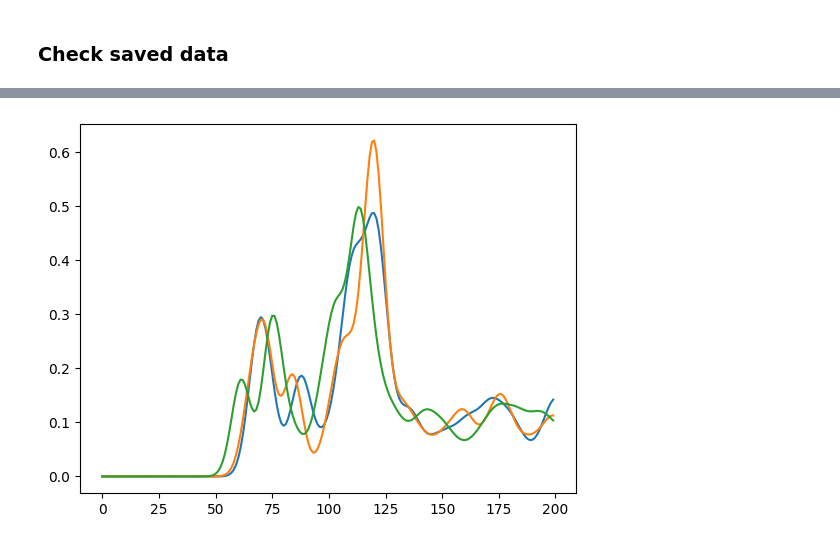
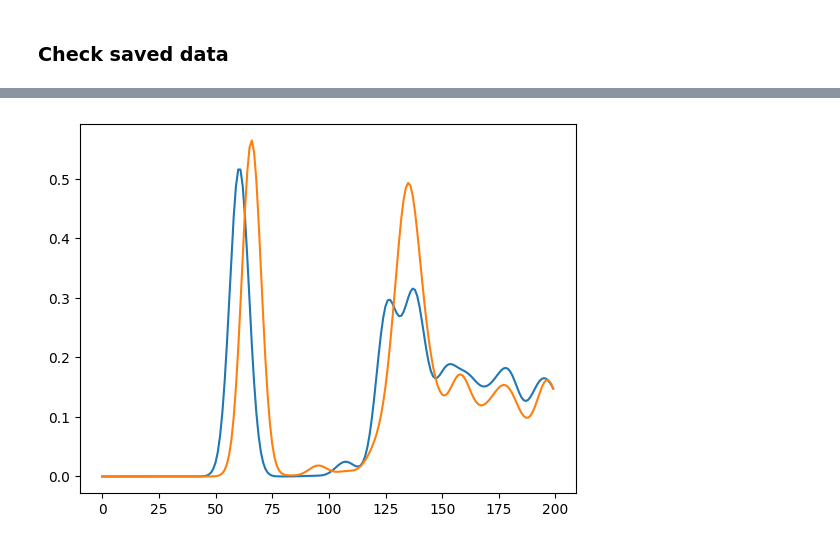
Before and after one commit to sam-j-hall/GNN-XAS-GO, a Jupyter notebook: data_prep.ipynb, the cells around one changed output, grey strips where cells are left out. Cells and saved outputs as stored; diff of their text form; code cells hidden in the pictures.

Commit message:
Document data prep

```diff
--- a/data_prep.ipynb
+++ b/data_prep.ipynb
@@ -143,13 +141,13 @@ def broaden_spectrum(E, osc):
 # %% [markdown]
 ### Start code
 # %%
-# --- Path to main folder where all the data is
-data_path = '../../work/data/GO_XAS_data/coronene/OPT_output'
-# --- Create a list with the path of all the different molecule folders
+# Path to main folder where all the data is
+data_path = '../../work/data/GO_XAS_data/old/circumcoronene/'
+# Create a list with the path of all the different molecule folders
 subdirs = [os.path.join(data_path, d) for d in os.listdir(data_path) if os.path.isdir(os.path.join(data_path, d))]
 
-# --- Number of molecules in the data set
+# Number of molecules in the data set
 print(len(subdirs))
-# --- List of paths to all the different molecules
+# List of paths to all the different molecules
 print(subdirs)
 # %% [output]
@@ -208,15 +206,12 @@ for subdir in tqdm(subdirs):
                 # Broaden the spectra
                 gE = broaden_spectrum(energies, osc)
 
-                # Normalise the spectra to 1
+                # Normalise the spectra to 1 based on max intenstiy of all spectra
                 # for coronene
-                norm_spec = [1.0 * (e / 6471.923222767645) for e in gE]
+                # norm_spec = [1.0 * (e / 6471.923222767645) for e in gE]
                 # for circumcoronene
-                # norm_spec = [1.0 * (e / 6924.662753770557) for e in gE]
+                norm_spec = [1.0 * (e / 6924.662753770557) for e in gE]
 
-                # Save as xyz file indexing
-                # xyz_idx = list(id_dict.keys())[list(id_dict.values()).index(id_dict[i])]
-                # spec_dict[xyz_idx] = norm_spec
                 # Save as rdkit/networkx indexing
                 spec_dict[int(indexes[i, 1])] = norm_spec
 
@@ -239,6 +234,6 @@ json.dump(data, codecs.open('./raw/data_coronene.json', 'w', encoding='utf-8'),
 # %% [markdown]
 ### Check saved data
 # %%
-with open('./raw/data_circumcoronene.json', 'r') as j_file:
+with open('./raw/data_coronene.json', 'r') as j_file:
     data = json.load(j_file)
 # %%
@@ -254,7 +249,7 @@ print(keys)
 # %%
-# --- View the data stored in the second dictionary for a given key
+# View the data stored in the second dictionary for a given key
 # mol_name = keys[2]
-mol_name = 'cir_R_eOH_0_eCOOH__0_eEPOXY_0_eCHO_0_eKETO_1_iOH_0_iEPOXY_3_ieEPOXY_0_0'
+mol_name = 'R_eOH_0_eCOOH__0_eEPOXY_0_eCHO_0_eKETO_0_iOH_0_iEPOXY_0_ieEPOXY_3_2'
 
 print(mol_name)
 print(len(data[1][mol_name].keys()))
@@ -272,9 +267,9 @@ mol
 # %%
-# --- Plot similar spectra of similar chemical environments
-# --- to check if dictionary is right
-plt.plot(data[1][mol_name]['42'])
-plt.plot(data[1][mol_name]['43'])
-plt.plot(data[1][mol_name]['18'])
+# Plot similar spectra of similar chemical environments
+# to check if dictionary is right
+plt.plot(data[1][mol_name]['0'])
+plt.plot(data[1][mol_name]['1'])
+# plt.plot(data[1][mol_name]['25'])
 plt.show()
 # %% [output]
-[figure, old version]
+[figure, new version]
```
Also changed, not shown: parts of 7 cells of this notebook.
